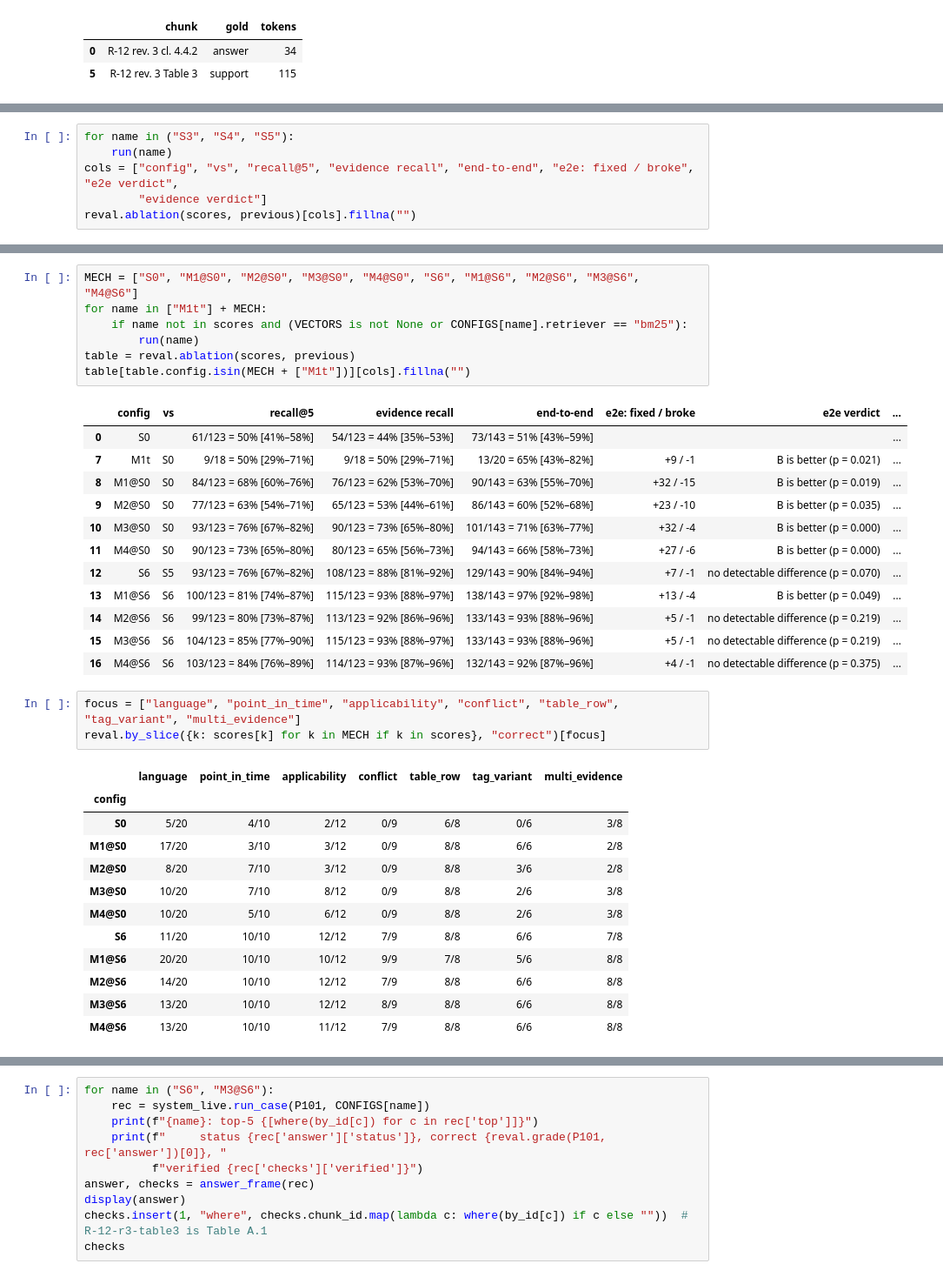
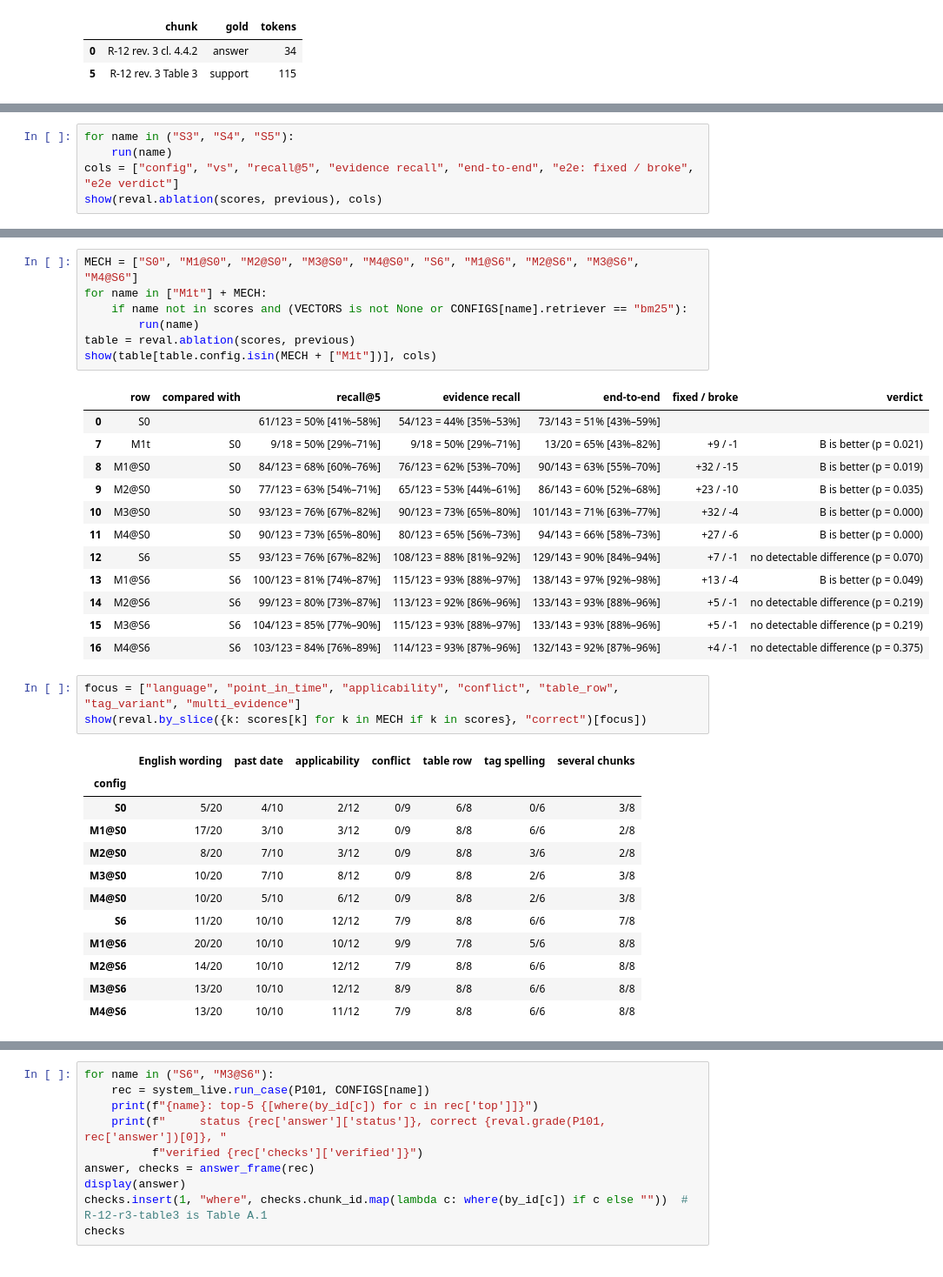
Before and after one commit to Industrial-AI-Research-Lab/course-ml-for-industry-data, a Jupyter notebook: practice-04-rag/reference/practice_04_executed.ipynb, the cells around one changed output, grey strips where cells are left out. Shown at 87% size. Saved outputs shown, nothing was run; the diff lists cells and outputs as text.

```diff
--- a/practice-04-rag/reference/practice_04_executed.ipynb
+++ b/practice-04-rag/reference/practice_04_executed.ipynb
@@ -605,7 +596,6 @@ The rows of the table, each against the previous one:
 # %%
 for name in ("S3", "S4", "S5"):
     run(name)
-cols = ["config", "vs", "recall@5", "evidence recall", "end-to-end", "e2e: fixed / broke", "e2e verdict",
-        "evidence verdict"]
-reval.ablation(scores, previous)[cols].fillna("")
+cols = ["config", "vs", "recall@5", "evidence recall", "end-to-end", "e2e: fixed / broke", "e2e verdict"]
+show(reval.ablation(scores, previous), cols)
 # %% [output]
@@ -650,28 +634,28 @@ how they work; we look at where they help.
 # %%
 MECH = ["S0", "M1@S0", "M2@S0", "M3@S0", "M4@S0", "S6", "M1@S6", "M2@S6", "M3@S6", "M4@S6"]
 for name in ["M1t"] + MECH:
     if name not in scores and (VECTORS is not None or CONFIGS[name].retriever == "bm25"):
         run(name)
 table = reval.ablation(scores, previous)
-table[table.config.isin(MECH + ["M1t"])][cols].fillna("")
+show(table[table.config.isin(MECH + ["M1t"])], cols)
 # %% [output]
-|  | config | vs | recall@5 | evidence recall | end-to-end | e2e: fixed / broke | e2e verdict | ... |
-| 0 | S0 |  | 61/123 = 50% [41%–58%] | 54/123 = 44% [35%–53%] | 73/143 = 51% [43%–59%] |  |  | ... |
-| 7 | M1t | S0 | 9/18 = 50% [29%–71%] | 9/18 = 50% [29%–71%] | 13/20 = 65% [43%–82%] | +9 / -1 | B is better (p = 0.021) | ... |
-| 8 | M1@S0 | S0 | 84/123 = 68% [60%–76%] | 76/123 = 62% [53%–70%] | 90/143 = 63% [55%–70%] | +32 / -15 | B is better (p = 0.019) | ... |
-| 9 | M2@S0 | S0 | 77/123 = 63% [54%–71%] | 65/123 = 53% [44%–61%] | 86/143 = 60% [52%–68%] | +23 / -10 | B is better (p = 0.035) | ... |
-| 10 | M3@S0 | S0 | 93/123 = 76% [67%–82%] | 90/123 = 73% [65%–80%] | 101/143 = 71% [63%–77%] | +32 / -4 | B is better (p = 0.000) | ... |
-| 11 | M4@S0 | S0 | 90/123 = 73% [65%–80%] | 80/123 = 65% [56%–73%] | 94/143 = 66% [58%–73%] | +27 / -6 | B is better (p = 0.000) | ... |
-| 12 | S6 | S5 | 93/123 = 76% [67%–82%] | 108/123 = 88% [81%–92%] | 129/143 = 90% [84%–94%] | +7 / -1 | no detectable difference (p = 0.070) | ... |
-| 13 | M1@S6 | S6 | 100/123 = 81% [74%–87%] | 115/123 = 93% [88%–97%] | 138/143 = 97% [92%–98%] | +13 / -4 | B is better (p = 0.049) | ... |
-| 14 | M2@S6 | S6 | 99/123 = 80% [73%–87%] | 113/123 = 92% [86%–96%] | 133/143 = 93% [88%–96%] | +5 / -1 | no detectable difference (p = 0.219) | ... |
-| 15 | M3@S6 | S6 | 104/123 = 85% [77%–90%] | 115/123 = 93% [88%–97%] | 133/143 = 93% [88%–96%] | +5 / -1 | no detectable difference (p = 0.219) | ... |
-| 16 | M4@S6 | S6 | 103/123 = 84% [76%–89%] | 114/123 = 93% [87%–96%] | 132/143 = 92% [87%–96%] | +4 / -1 | no detectable difference (p = 0.375) | ... |
+|  | row | compared with | recall@5 | evidence recall | end-to-end | fixed / broke | verdict |
+| 0 | S0 |  | 61/123 = 50% [41%–58%] | 54/123 = 44% [35%–53%] | 73/143 = 51% [43%–59%] |  |  |
+| 7 | M1t | S0 | 9/18 = 50% [29%–71%] | 9/18 = 50% [29%–71%] | 13/20 = 65% [43%–82%] | +9 / -1 | B is better (p = 0.021) |
+| 8 | M1@S0 | S0 | 84/123 = 68% [60%–76%] | 76/123 = 62% [53%–70%] | 90/143 = 63% [55%–70%] | +32 / -15 | B is better (p = 0.019) |
+| 9 | M2@S0 | S0 | 77/123 = 63% [54%–71%] | 65/123 = 53% [44%–61%] | 86/143 = 60% [52%–68%] | +23 / -10 | B is better (p = 0.035) |
+| 10 | M3@S0 | S0 | 93/123 = 76% [67%–82%] | 90/123 = 73% [65%–80%] | 101/143 = 71% [63%–77%] | +32 / -4 | B is better (p = 0.000) |
+| 11 | M4@S0 | S0 | 90/123 = 73% [65%–80%] | 80/123 = 65% [56%–73%] | 94/143 = 66% [58%–73%] | +27 / -6 | B is better (p = 0.000) |
+| 12 | S6 | S5 | 93/123 = 76% [67%–82%] | 108/123 = 88% [81%–92%] | 129/143 = 90% [84%–94%] | +7 / -1 | no detectable difference (p = 0.070) |
+| 13 | M1@S6 | S6 | 100/123 = 81% [74%–87%] | 115/123 = 93% [88%–97%] | 138/143 = 97% [92%–98%] | +13 / -4 | B is better (p = 0.049) |
+| 14 | M2@S6 | S6 | 99/123 = 80% [73%–87%] | 113/123 = 92% [86%–96%] | 133/143 = 93% [88%–96%] | +5 / -1 | no detectable difference (p = 0.219) |
+| 15 | M3@S6 | S6 | 104/123 = 85% [77%–90%] | 115/123 = 93% [88%–97%] | 133/143 = 93% [88%–96%] | +5 / -1 | no detectable difference (p = 0.219) |
+| 16 | M4@S6 | S6 | 103/123 = 84% [76%–89%] | 114/123 = 93% [87%–96%] | 132/143 = 92% [87%–96%] | +4 / -1 | no detectable difference (p = 0.375) |
 # %%
 focus = ["language", "point_in_time", "applicability", "conflict", "table_row", "tag_variant", "multi_evidence"]
-reval.by_slice({k: scores[k] for k in MECH if k in scores}, "correct")[focus]
+show(reval.by_slice({k: scores[k] for k in MECH if k in scores}, "correct")[focus])
 # %% [output]
-|  | language | point_in_time | applicability | conflict | table_row | tag_variant | multi_evidence |
+|  | English wording | past date | applicability | conflict | table row | tag spelling | several chunks |
 | config |  |  |  |  |  |  |  |
 | S0 | 5/20 | 4/10 | 2/12 | 0/9 | 6/8 | 0/6 | 3/8 |
 | M1@S0 | 17/20 | 3/10 | 3/12 | 0/9 | 8/8 | 6/6 | 2/8 |
```
Also changed, not shown: parts of 75 cells of this notebook, 4 other files.
